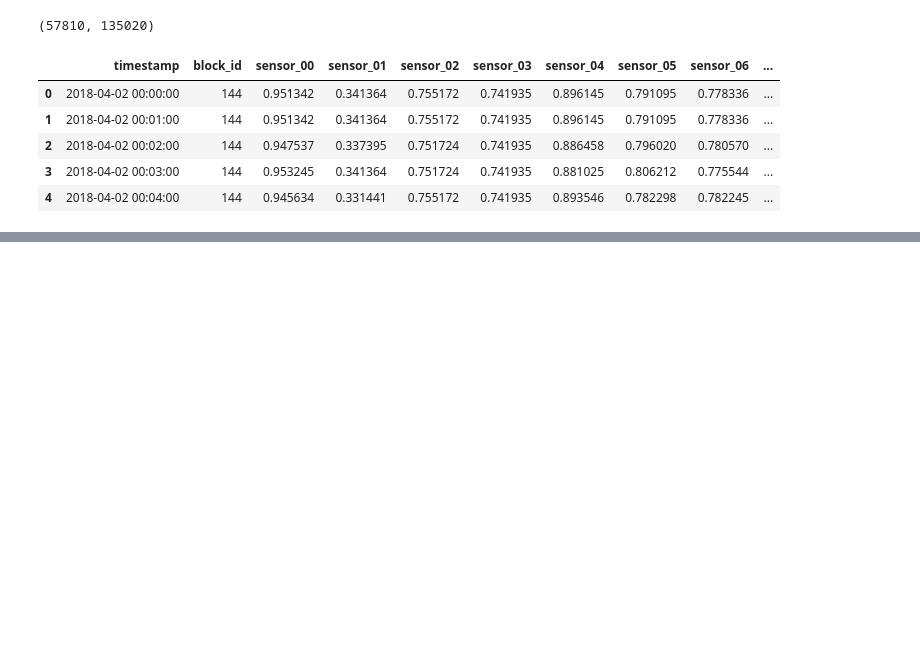
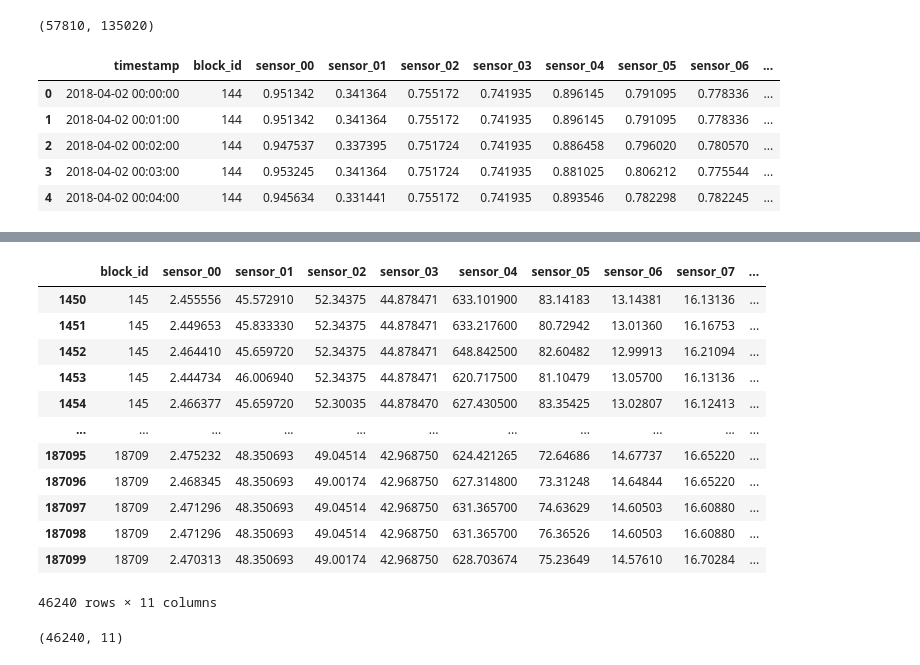
Before and after one commit to ngodoannghia/daicc, a Jupyter notebook: normalize_data.ipynb, the cells around one changed output, grey strips where cells are left out. Drawn from its saved outputs; the diff is of its cells as text; code cells hidden in the pictures; blank space fills up the shorter version.

```diff
--- a/normalize_data.ipynb
+++ b/normalize_data.ipynb
@@ -138,0 +161,4 @@ all_feature.shape
+# %%
+block_id = labels['block_id'].values
+# %%
+x_train, x_val, y_train, y_val = train_test_split(block_id, labels, test_size=0.2)
@@ -138,0 +185,3 @@ all_feature.shape
+# %%
+df_train = data_train[data_train['block_id'].isin(x_train)]
+df_val = data_train[data_train['block_id'].isin(x_val)]
@@ -138,0 +192,9 @@ all_feature.shape
+# %%
+df_train.drop(columns=['timestamp'], inplace=True)
+df_val.drop(columns=['timestamp'], inplace=True)
+
+df_train.to_csv(path + 'train.csv', index=False)
+y_train.to_csv(path + 'train_labels.csv', index=False)
+
+df_val.to_csv(path + 'val.csv', index=False)
+y_val.to_csv(path + 'val_labels.csv', index=False)
@@ -138,0 +210,16 @@ all_feature.shape
+# %%
+df_train
+# %% [output]
+|  | block_id | sensor_00 | sensor_01 | sensor_02 | sensor_03 | sensor_04 | sensor_05 | sensor_06 | sensor_07 | ... |
+| 1450 | 145 | 2.455556 | 45.572910 | 52.34375 | 44.878471 | 633.101900 | 83.14183 | 13.14381 | 16.13136 | ... |
+| 1451 | 145 | 2.449653 | 45.833330 | 52.34375 | 44.878471 | 633.217600 | 80.72942 | 13.01360 | 16.16753 | ... |
+| 1452 | 145 | 2.464410 | 45.659720 | 52.34375 | 44.878471 | 648.842500 | 82.60482 | 12.99913 | 16.21094 | ... |
+| 1453 | 145 | 2.444734 | 46.006940 | 52.34375 | 44.878471 | 620.717500 | 81.10479 | 13.05700 | 16.13136 | ... |
+| 1454 | 145 | 2.466377 | 45.659720 | 52.30035 | 44.878470 | 627.430500 | 83.35425 | 13.02807 | 16.12413 | ... |
+| ... | ... | ... | ... | ... | ... | ... | ... | ... | ... | ... |
+| 187095 | 18709 | 2.475232 | 48.350693 | 49.04514 | 42.968750 | 624.421265 | 72.64686 | 14.67737 | 16.65220 | ... |
+| 187096 | 18709 | 2.468345 | 48.350693 | 49.00174 | 42.968750 | 627.314800 | 73.31248 | 14.64844 | 16.65220 | ... |
+| 187097 | 18709 | 2.471296 | 48.350693 | 49.04514 | 42.968750 | 631.365700 | 74.63629 | 14.60503 | 16.60880 | ... |
+| 187098 | 18709 | 2.471296 | 48.350693 | 49.04514 | 42.968750 | 631.365700 | 76.36526 | 14.60503 | 16.60880 | ... |
+| 187099 | 18709 | 2.470313 | 48.350693 | 49.00174 | 42.968750 | 628.703674 | 75.23649 | 14.57610 | 16.70284 | ... |
+46240 rows × 11 columns
@@ -138,0 +233,4 @@ all_feature.shape
+# %%
+train.shape
+# %% [output]
+(46240, 11)
```
Also changed, not shown: parts of 50 cells of this notebook, 42 other files.
